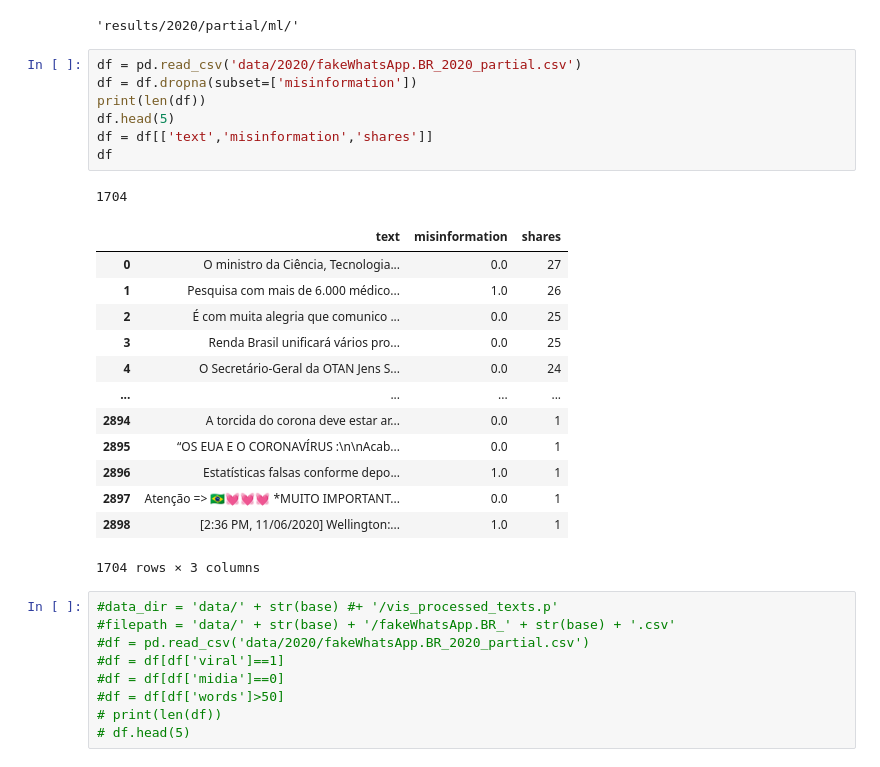
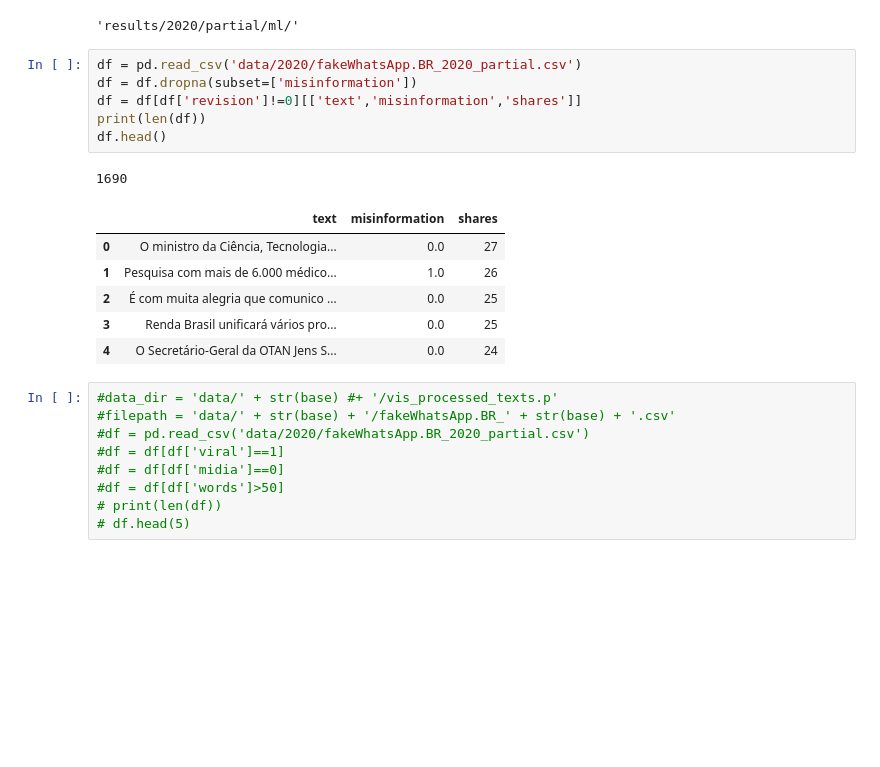
Before and after one commit to cabrau/FakeWhatsApp.Br, a Jupyter notebook: 5.3.3 - misinformation detection ml bow (k-fold 2020).ipynb, the cells around one changed output. Cells and saved outputs as stored; diff of their text form; blank space fills up the shorter version.

```diff
--- a/5.3.3 - misinformation detection ml bow (k-fold 2020).ipynb
+++ b/5.3.3 - misinformation detection ml bow (k-fold 2020).ipynb
@@ -118,25 +118,17 @@ results_dir
 # %%
 df = pd.read_csv('data/2020/fakeWhatsApp.BR_2020_partial.csv')
 df = df.dropna(subset=['misinformation'])
+df = df[df['revision']!=0][['text','misinformation','shares']]
 print(len(df))
-df.head(5)
-df = df[['text','misinformation','shares']]
-df
+df.head()
 # %% [output]
-1704
+1690
 |  | text | misinformation | shares |
 | 0 | O ministro da Ciência, Tecnologia... | 0.0 | 27 |
 | 1 | Pesquisa com mais de 6.000 médico... | 1.0 | 26 |
 | 2 | É com muita alegria que comunico ... | 0.0 | 25 |
 | 3 | Renda Brasil unificará vários pro... | 0.0 | 25 |
 | 4 | O Secretário-Geral da OTAN Jens S... | 0.0 | 24 |
-| ... | ... | ... | ... |
-| 2894 | A torcida do corona deve estar ar... | 0.0 | 1 |
-| 2895 | “OS EUA E O CORONAVÍRUS :\n\nAcab... | 0.0 | 1 |
-| 2896 | Estatísticas falsas conforme depo... | 1.0 | 1 |
-| 2897 | Atenção => 🇧🇷💓💓💓 *MUITO IMPORTANT... | 0.0 | 1 |
-| 2898 | [2:36 PM, 11/06/2020] Wellington:... | 1.0 | 1 |
-1704 rows × 3 columns
 # %%
 #data_dir = 'data/' + str(base) #+ '/vis_processed_texts.p'
 #filepath = 'data/' + str(base) + '/fakeWhatsApp.BR_' + str(base) + '.csv'
```
Also changed, not shown: parts of 18 cells of this notebook, 37 other files.
